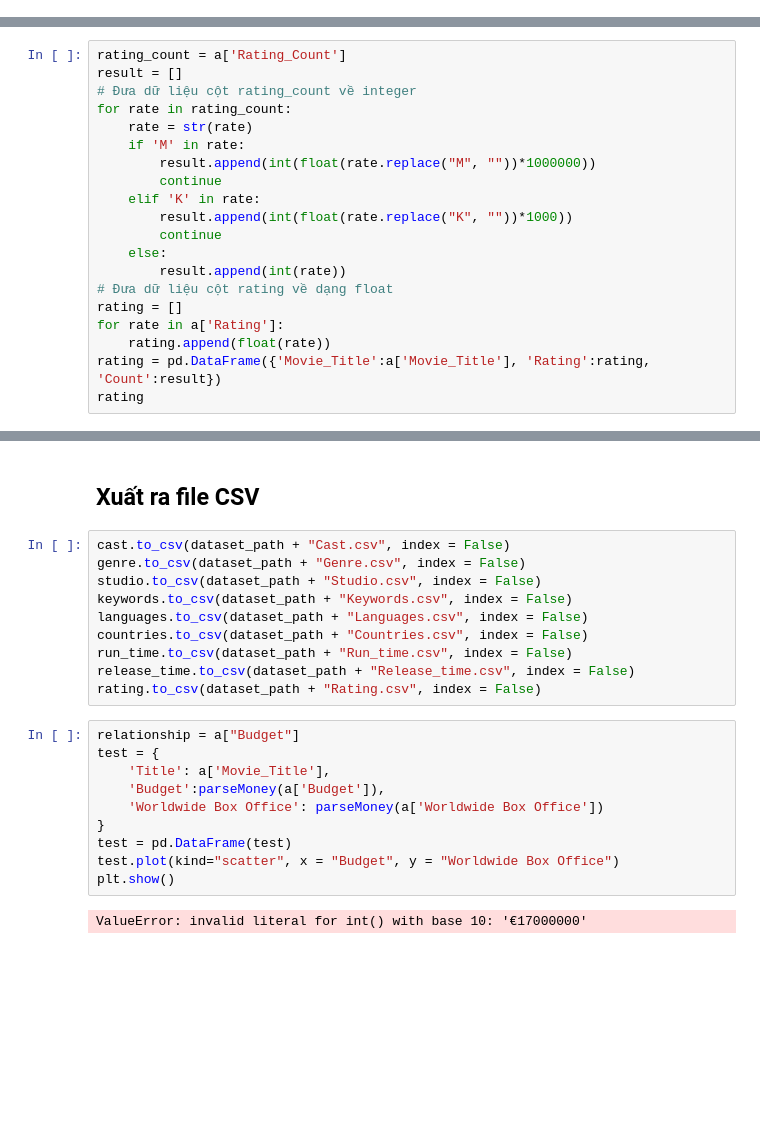
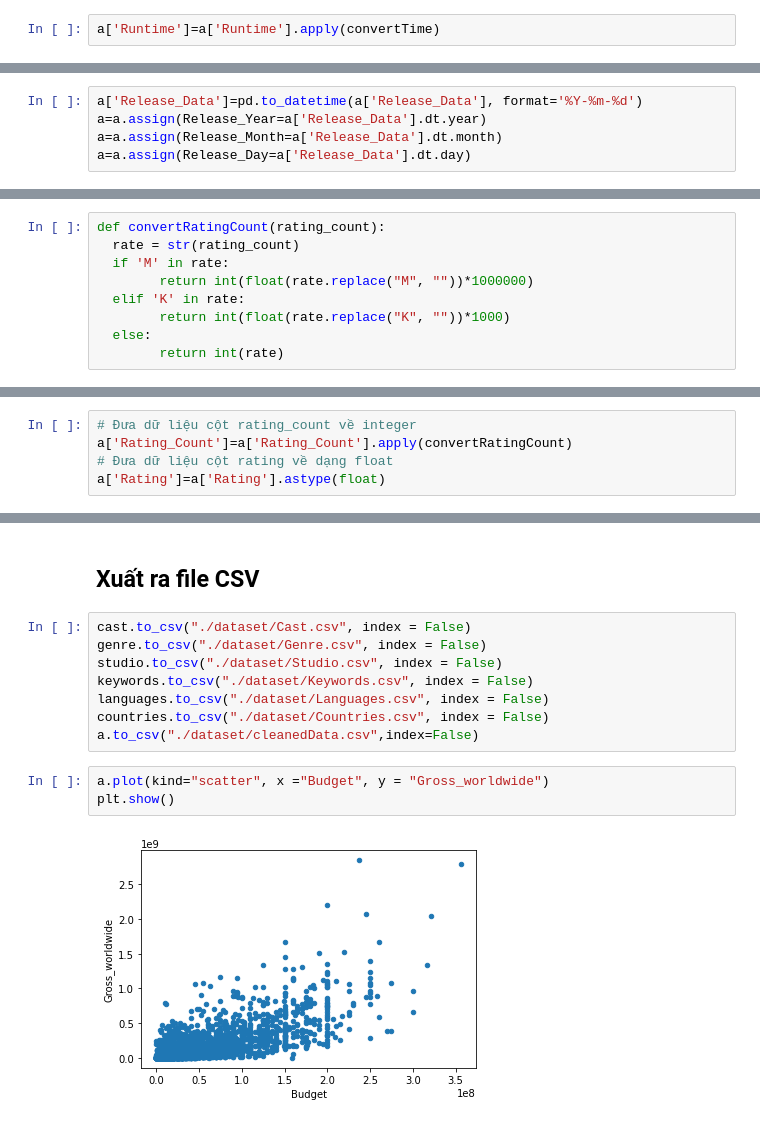
Before and after one commit to theobmgit/bor-prediction-analysis, a Jupyter notebook: notebook/Data Cleaning.ipynb, the cells around one changed output, grey strips where cells are left out. Cells and saved outputs as stored; diff of their text form; blank space fills up the shorter version.

Commit message:
Modify Notebook and Remove redundant dataset

```diff
--- a/notebook/Data Cleaning.ipynb
+++ b/notebook/Data Cleaning.ipynb
@@ -278,3 +293,5 @@ run_time
+# %%
+a['Runtime']=a['Runtime'].apply(convertTime)
 # %% [markdown]
 ### 2. Dữ liệu cột release_date dạng ngày tháng năm
 Tách ngày, tháng, năm của từng bộ phim
@@ -305,2 +298,7 @@ release_time
+# %%
+a['Release_Data']=pd.to_datetime(a['Release_Data'], format='%Y-%m-%d')
+a=a.assign(Release_Year=a['Release_Data'].dt.year)
+a=a.assign(Release_Month=a['Release_Data'].dt.month)
+a=a.assign(Release_Day=a['Release_Data'].dt.day)
 # %% [markdown]
 ## Xử lý dữ liệu cột Rating và Rating_Count
@@ -308,20 +306,9 @@ release_time
 # %%
-rating_count = a['Rating_Count']
-result = []
-# Đưa dữ liệu cột rating_count về integer
-for rate in rating_count:
-    rate = str(rate)
-    if 'M' in rate:
-        result.append(int(float(rate.replace("M", ""))*1000000))
-        continue
-    elif 'K' in rate:
-        result.append(int(float(rate.replace("K", ""))*1000))
-        continue
-    else:
-        result.append(int(rate))
-# Đưa dữ liệu cột rating về dạng float
-rating = []
-for rate in a['Rating']:
-    rating.append(float(rate))
-rating = pd.DataFrame({'Movie_Title':a['Movie_Title'], 'Rating':rating, 'Count':result})
-rating
+def convertRatingCount(rating_count):
+  rate = str(rating_count)
+  if 'M' in rate:
+        return int(float(rate.replace("M", ""))*1000000)
+  elif 'K' in rate:
+        return int(float(rate.replace("K", ""))*1000)
+  else:
+        return int(rate)
@@ -357,0 +315,5 @@ data
+# %%
+# Đưa dữ liệu cột rating_count về integer
+a['Rating_Count']=a['Rating_Count'].apply(convertRatingCount)
+# Đưa dữ liệu cột rating về dạng float
+a['Rating']=a['Rating'].astype(float)
@@ -358,24 +336,15 @@ data
 # %% [markdown]
 ## Xuất ra file CSV
 # %%
-cast.to_csv(dataset_path + "Cast.csv", index = False)
-genre.to_csv(dataset_path + "Genre.csv", index = False)
-studio.to_csv(dataset_path + "Studio.csv", index = False)
-keywords.to_csv(dataset_path + "Keywords.csv", index = False)
-languages.to_csv(dataset_path + "Languages.csv", index = False)
-countries.to_csv(dataset_path + "Countries.csv", index = False)
-run_time.to_csv(dataset_path + "Run_time.csv", index = False)
-release_time.to_csv(dataset_path + "Release_time.csv", index = False)
-rating.to_csv(dataset_path + "Rating.csv", index = False)
+cast.to_csv("./dataset/Cast.csv", index = False)
+genre.to_csv("./dataset/Genre.csv", index = False)
+studio.to_csv("./dataset/Studio.csv", index = False)
+keywords.to_csv("./dataset/Keywords.csv", index = False)
+languages.to_csv("./dataset/Languages.csv", index = False)
+countries.to_csv("./dataset/Countries.csv", index = False)
+a.to_csv("./dataset/cleanedData.csv",index=False)
-# %%
-relationship = a["Budget"]
-test = {
-    'Title': a['Movie_Title'],
-    'Budget':parseMoney(a['Budget']),
-    'Worldwide Box Office': parseMoney(a['Worldwide Box Office'])
-}
-test = pd.DataFrame(test)
-test.plot(kind="scatter", x = "Budget", y = "Worldwide Box Office")
-plt.show()
-# %% [output]
-ValueError: invalid literal for int() with base 10: '€17000000'
+# %%
+a.plot(kind="scatter", x ="Budget", y = "Gross_worldwide")
+plt.show()
+# %% [output]
+[figure, added]
```
Also changed, not shown: parts of 33 cells of this notebook, 4 other files.
